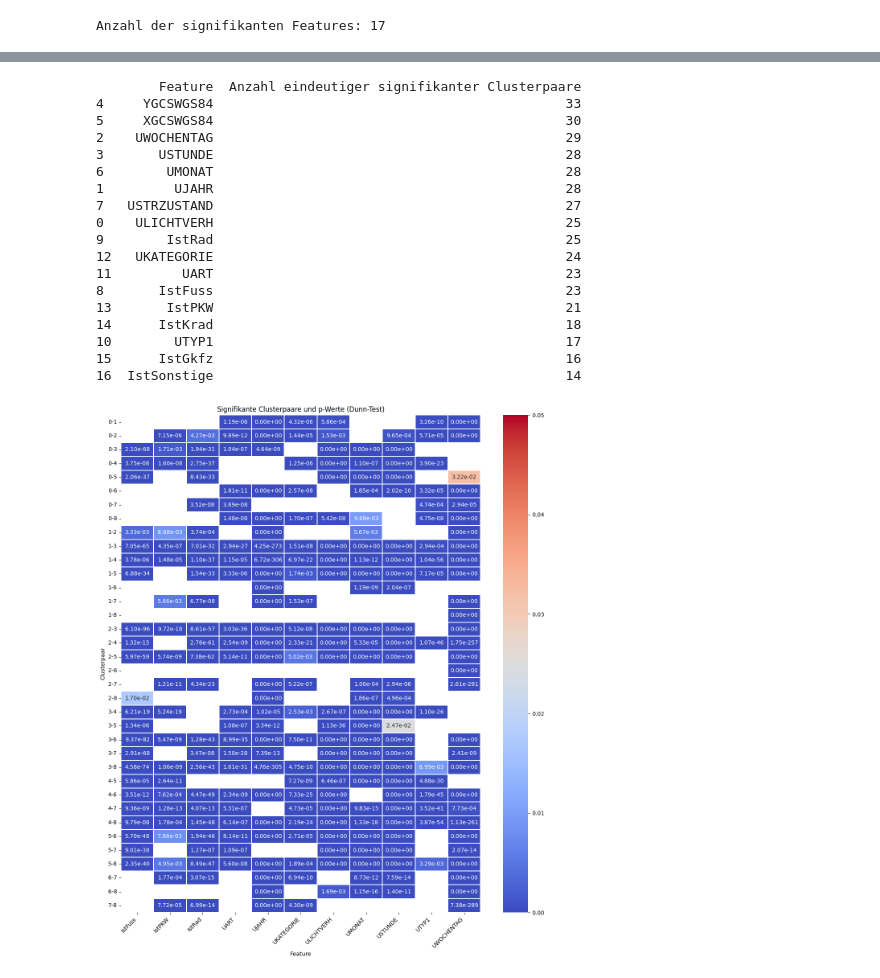
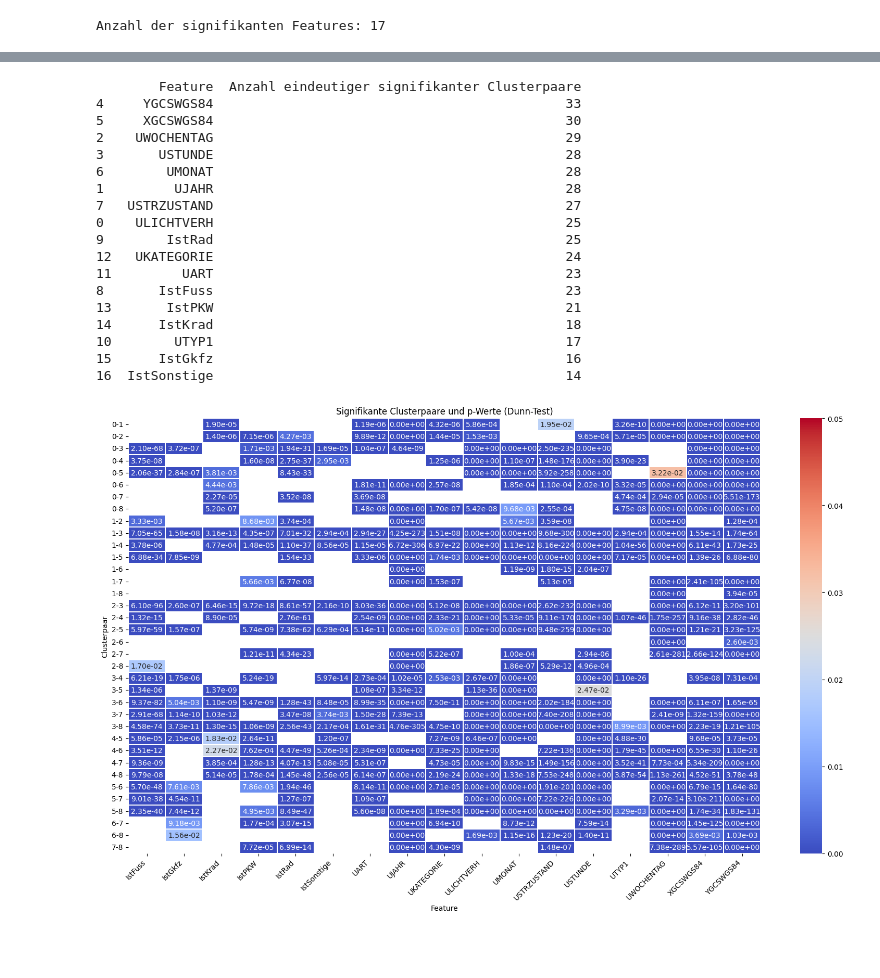
Before and after one commit to ifodor/Verkehrsunfallanalyse, a Jupyter notebook: K-Means/notebooks/02_Kruskal_Wallis_test.ipynb, the cells around one changed output, grey strips where cells are left out. Saved outputs shown, nothing was run; the diff lists cells and outputs as text; code cells hidden in the pictures; blank space fills up the shorter version.

```diff
--- a/K-Means/notebooks/02_Kruskal_Wallis_test.ipynb
+++ b/K-Means/notebooks/02_Kruskal_Wallis_test.ipynb
@@ -72,7 +72,7 @@ kruskal_df.to_csv("Kruskal-Wallis_results.csv", index=False)
 # 5. Visualisierung signifikanter Merkmale
 # -------------------------------------------
 plt.figure(figsize=(10, 6))
-sns.barplot(x='H-statistic', y='Feature', data=kruskal_df[kruskal_df['p-value'] < 0.05], palette='viridis_r')
+sns.barplot(x='H-statistic', y='Feature', data=kruskal_df[kruskal_df['p-value'] < 0.05], palette='viridis')
 plt.title('Kruskal-Wallis H-Statistik für signifikante Features')
 plt.xlabel('H-Statistik')
 plt.ylabel('Feature')
@@ -128,8 +128,8 @@ print(summary_unique_df)
 # -------------------------------------------
 # 8. Heatmap signifikanter Clusterpaare
 # -------------------------------------------
-rf_features = ['UWOCHENTAG', 'UJAHR', 'UMONAT', 'USTUNDE', 'ULICHTVERH', 'UART', 'IstFuss', 'UKATEGORIE', 'UTYP1', 'IstPKW', 'IstRad']
-dunn_results_filtered = {k: v for k, v in dunn_results.items() if k in rf_features}
+#rf_features = ['UWOCHENTAG', 'UJAHR', 'UMONAT', 'USTUNDE', 'ULICHTVERH', 'UART', 'IstFuss', 'UKATEGORIE', 'UTYP1', 'IstPKW', 'IstRad']
+dunn_results_filtered = {k: v for k, v in dunn_results.items() if k in significant_features.tolist()}
 
 significant_pairs_with_pvalues = []
 for feature, df in dunn_results_filtered.items():
@@ -146,7 +146,7 @@ heatmap_data_pvalues = significant_pairs_with_pvalues_df.pivot_table(
     index=['Cluster A', 'Cluster B'], columns='Feature', values='p-value', aggfunc='min', fill_value=np.nan
 )
 
-plt.figure(figsize=(12, 14))
+plt.figure(figsize=(16, 10))
 sns.heatmap(
     heatmap_data_pvalues, cmap='coolwarm', annot=True, fmt='.2e',
     linewidths=0.1, vmin=0, vmax=0.05
@@ -185,21 +185,21 @@ Kruskal-Wallis-Test für rücktransformierte Daten:
 Anzahl der signifikanten Features: 17
 [figure]
         Feature  Anzahl eindeutiger signifikanter Clusterpaare
 4     YGCSWGS84                                             33
 5     XGCSWGS84                                             30
 2    UWOCHENTAG                                             29
 3       USTUNDE                                             28
 6        UMONAT                                             28
 1         UJAHR                                             28
 7   USTRZUSTAND                                             27
 0    ULICHTVERH                                             25
 9        IstRad                                             25
 12   UKATEGORIE                                             24
 11         UART                                             23
 8       IstFuss                                             23
 13       IstPKW                                             21
 14      IstKrad                                             18
 10        UTYP1                                             17
 15      IstGkfz                                             16
 16  IstSonstige                                             14
-[figure, old version]
+[figure, new version]
```
Also changed, not shown: parts of 1 cell of this notebook.
